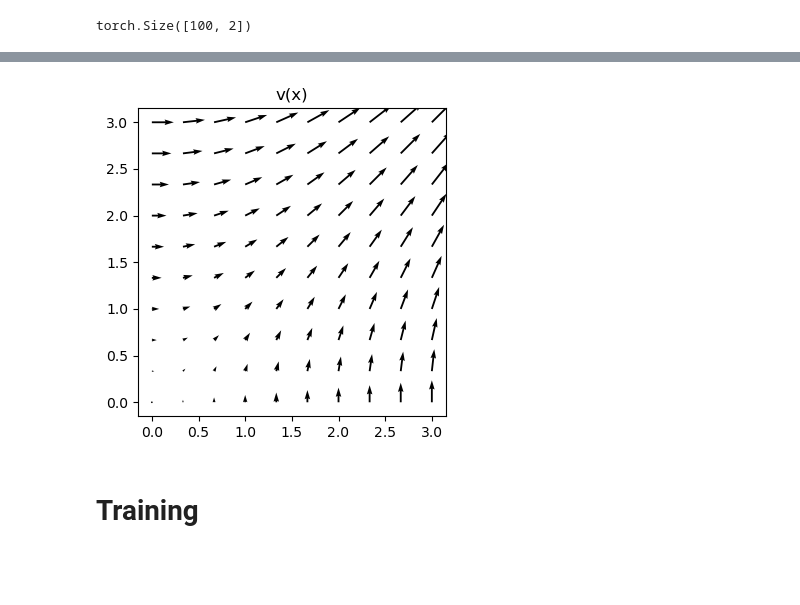
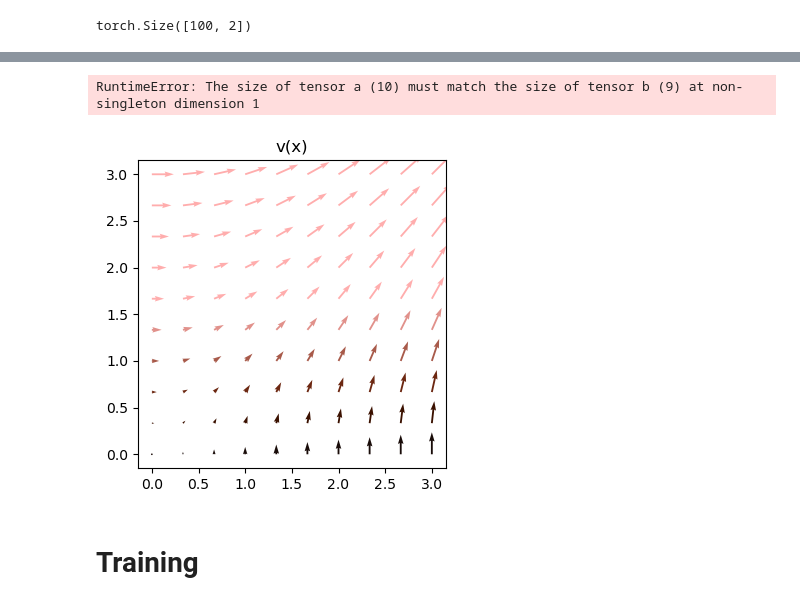
Before and after one commit to kimbente/ice_thickness, a Jupyter notebook: dfNN_pytorch.ipynb, the cells around one changed output, grey strips where cells are left out. Drawn from its saved outputs; the diff is of its cells as text; code cells hidden in the pictures; blank space fills up the shorter version.

Commit message:
extend vis_stream and vis_quiver func, div_func, div_discrete

```diff
--- a/dfNN_pytorch.ipynb
+++ b/dfNN_pytorch.ipynb
@@ -514,6 +514,7 @@ def visualise_v_stream(v, div_v, x, title_string = "v(x)", color_abs_max = 0.5,
 # %%
 def visualise_v_quiver(v, div_v, x, title_string = "v(x)", color_abs_max = 0.5, lw_scalar = 2):
     """Plots a vector field v(x) and its divergence div_v(x) as a quiverplot on a square grid.
+    The quiverlength automatically corresponds to the magnitude/speed of the vector field.
     The color corresponds to the divergence of the vector field. We use the dark diverging colormap "berlin" so that zero divergence is visible as black.
 
     Args:
@@ -547,7 +548,7 @@ def visualise_v_quiver(v, div_v, x, title_string = "v(x)", color_abs_max = 0.5,
     fig, ax = plt.subplots(1, 1, figsize = (4, 4))
 
     ax.quiver(X.numpy(), Y.numpy(), U.numpy(), V.numpy(),
-              color = div_v_square.numpy(),
+              div_v_square.numpy(), # color is passed directly
               cmap = cmaps['berlin'],
               norm = norm)
 
@@ -561,7 +562,7 @@ def visualise_v_quiver(v, div_v, x, title_string = "v(x)", color_abs_max = 0.5,
     plt.show()
 # %%
 v = compute_v(inputs)
-div_v = div(inputs)
+div_v = div_functional(inputs)
 
 visualise_v_stream(v.detach(), div_v.detach(), inputs, title_string = "v(x)", color_abs_max = 0.5)
 # %% [output]
@@ -569,10 +570,47 @@ visualise_v_stream(v.detach(), div_v.detach(), inputs, title_string = "v(x)", co
+# %%
+def div_discrete(v_flat_grid, dx = 1, dy = 1, return_components_bool = False):
+    """Compute
+    div(v) = dU/dx + dV/dy
+    where v = (U, V) is a vector field
+    edges can be funky
+
+    Args:
+        v_flat_grid (torch.Size([N, 2])): flattened vector field
+        dx (int, optional): unit spacing between x columns. Defaults to 1.
+        dy (int, optional): unit spacing between y rows. Defaults to 1.
+
+    Returns:
+        div_v (torch.Size([N, 1])): Same extent as v input, but only 1 dim
+    """
+    N_side = int(np.sqrt(v_flat_grid.shape[0]))
+    v_square = v_flat_grid.reshape(N_side, N_side, 2)
+
+    U = v_square[:, :, 0]
+    V = v_square[:, :, 1]
+
+    # Compute the x and y derivatives
+    dU_dx = np.gradient(U, dx, axis = 1) # axis 1 is x
+    dV_dy = np.gradient(V, dy, axis = 0) # axis 0 is y
+
+    # Compute the divergence
+    div_v = dU_dx + dV_dy
+
+    if return_components_bool == True:
+        return div_v.reshape(-1, 1), dU_dx.reshape(-1, 1), dV_dy.reshape(-1, 1)
+    else:
+        return div_v.reshape(-1, 1)
+# %%
+v_flat_grid = simulate_convergence(inputs_03)
+div_discrete(v_flat_grid)
+# %% [output]
+RuntimeError: The size of tensor a (10) must match the size of tensor b (9) at non-singleton dimension 1
 # %%
-# simulate_convergence(inputs_03)
-div_v = div(inputs_03)
+v = simulate_convergence(inputs_03)
+div_v = div_discrete(v) + 0.5
 
-visualise_v_quiver(simulate_convergence(inputs_03), div_v.detach(), inputs_03, title_string = "v(x)", color_abs_max = 0.5)
+visualise_v_quiver(v, v[:, 0], inputs_03, title_string = "v(x)", color_abs_max = 1.5)
 # %% [output]
-[figure, old version]
+[figure, new version]
 # %% [markdown]
 # Training
 # %%
```
Also changed, not shown: parts of 3 cells of this notebook.
